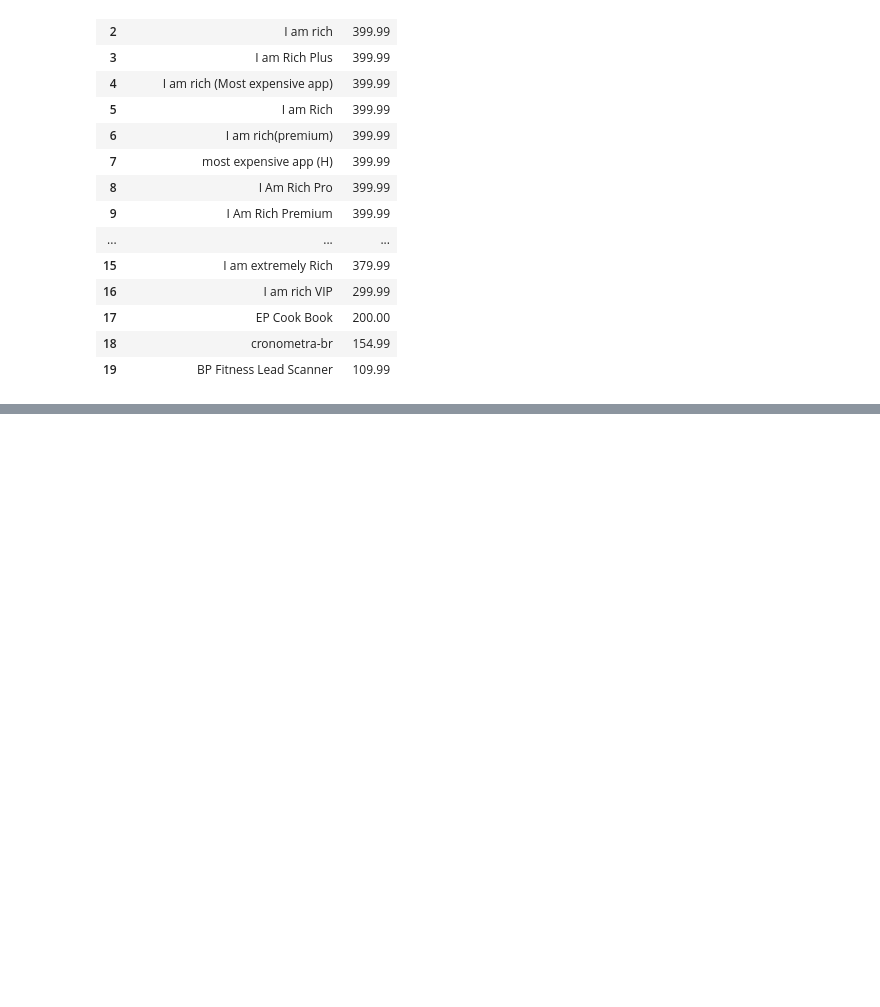
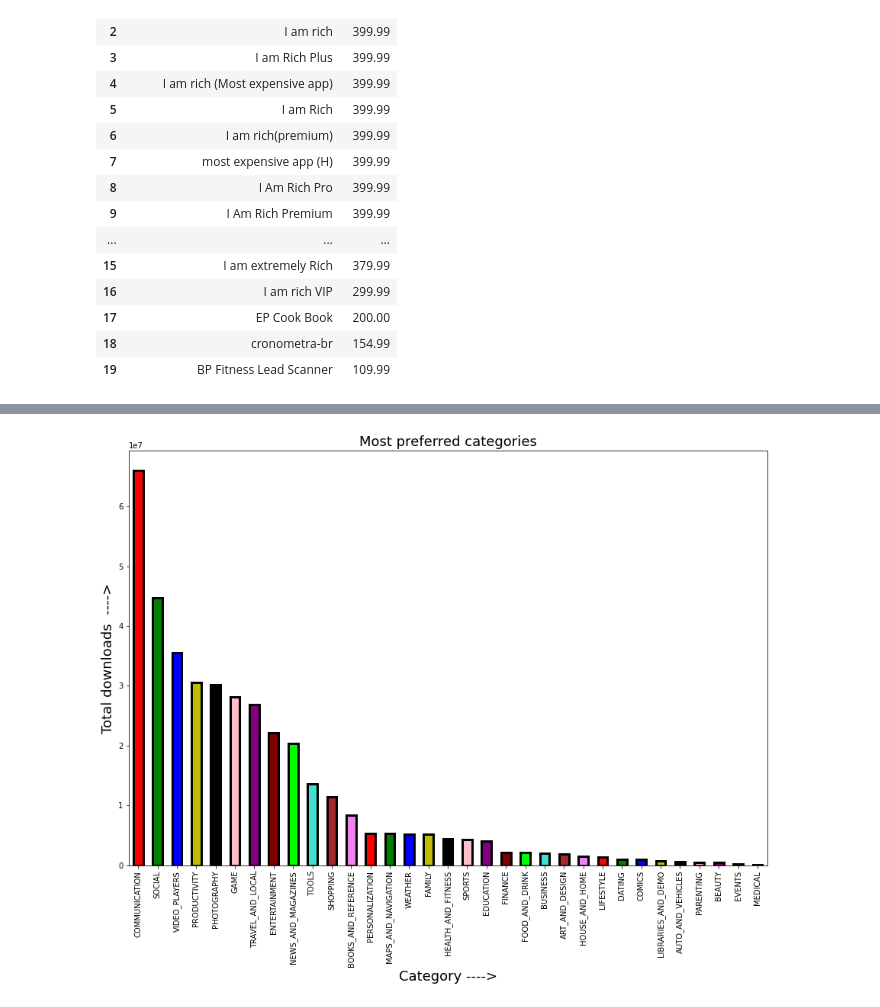
Before and after one commit to amol004/Google-Play-Store-EDA, a Jupyter notebook: Capstone_project_Google_play_store_review_analysis_(EDA)_Notebook_{Amol_Thakur}.ipynb, the cells around one changed output, grey strips where cells are left out. Drawn from its saved outputs; the diff is of its cells as text; code cells hidden in the pictures; blank space fills up the shorter version.

```diff
--- a/Capstone_project_Google_play_store_review_analysis_(EDA)_Notebook_{Amol_Thakur}.ipynb
+++ b/Capstone_project_Google_play_store_review_analysis_(EDA)_Notebook_{Amol_Thakur}.ipynb
@@ -528,0 +543,11 @@ cc.reset_index()
+# %%
+# Another visualization in which we will find out the most average downloaded categories using barplot
+plt.rcParams['figure.figsize']=(15,10) # figure size
+play_df.groupby('Category')['Installs'].mean().sort_values(ascending=False).plot(kind='bar',color=['red','g','b','y','black','pink','purple','maroon','lime','turquoise','brown','violet'],edgecolor='black',linewidth=3)
+# Applying groupby on 'Category' and 'Installs' columns to find out the average installs per category
+plt.xticks(rotation=90) # rotating x axis labels
+plt.title('Most preferred categories',fontsize=18) # title
+plt.ylabel('Total downloads  ---->',fontsize=18) # y axis label
+plt.xlabel('Category ---->',fontsize=18); #x axis label
+# %% [output]
+[figure, added]
```
Also changed, not shown: parts of 49 cells of this notebook.
